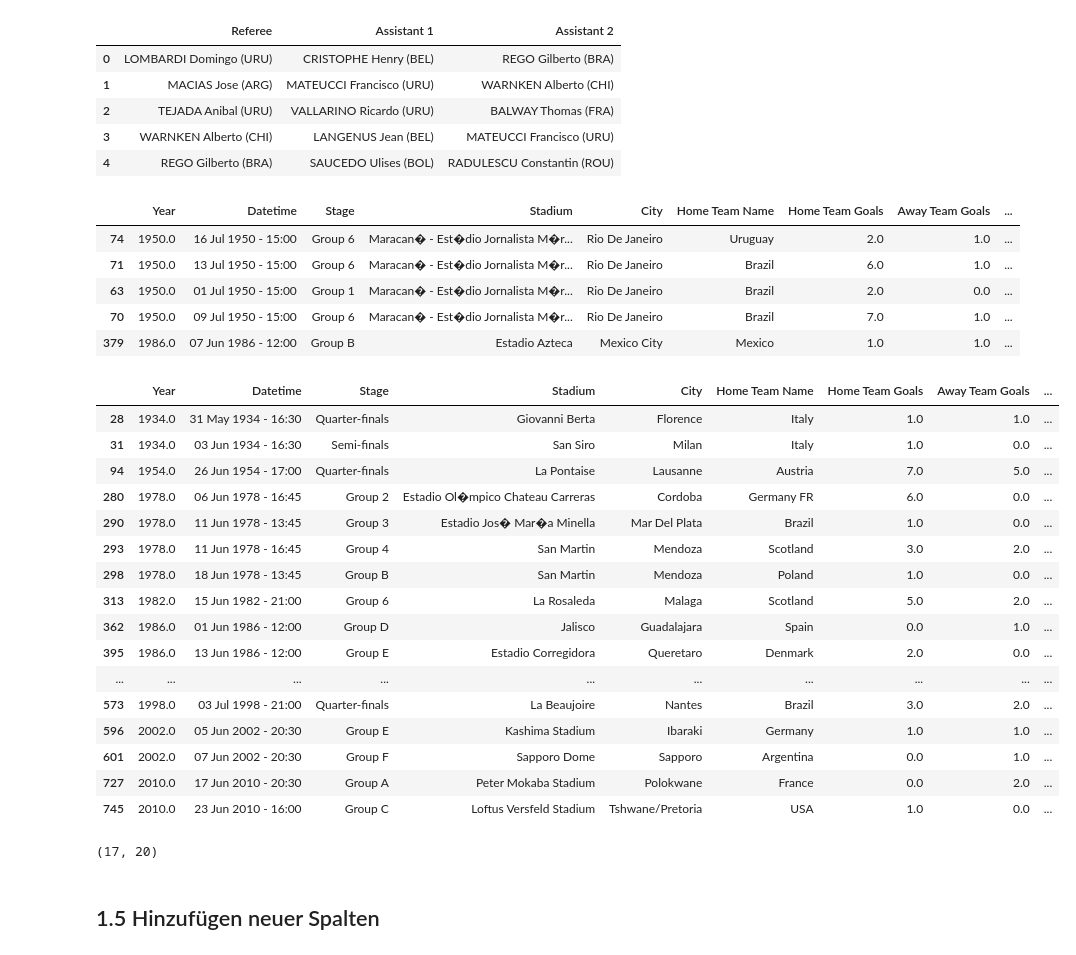
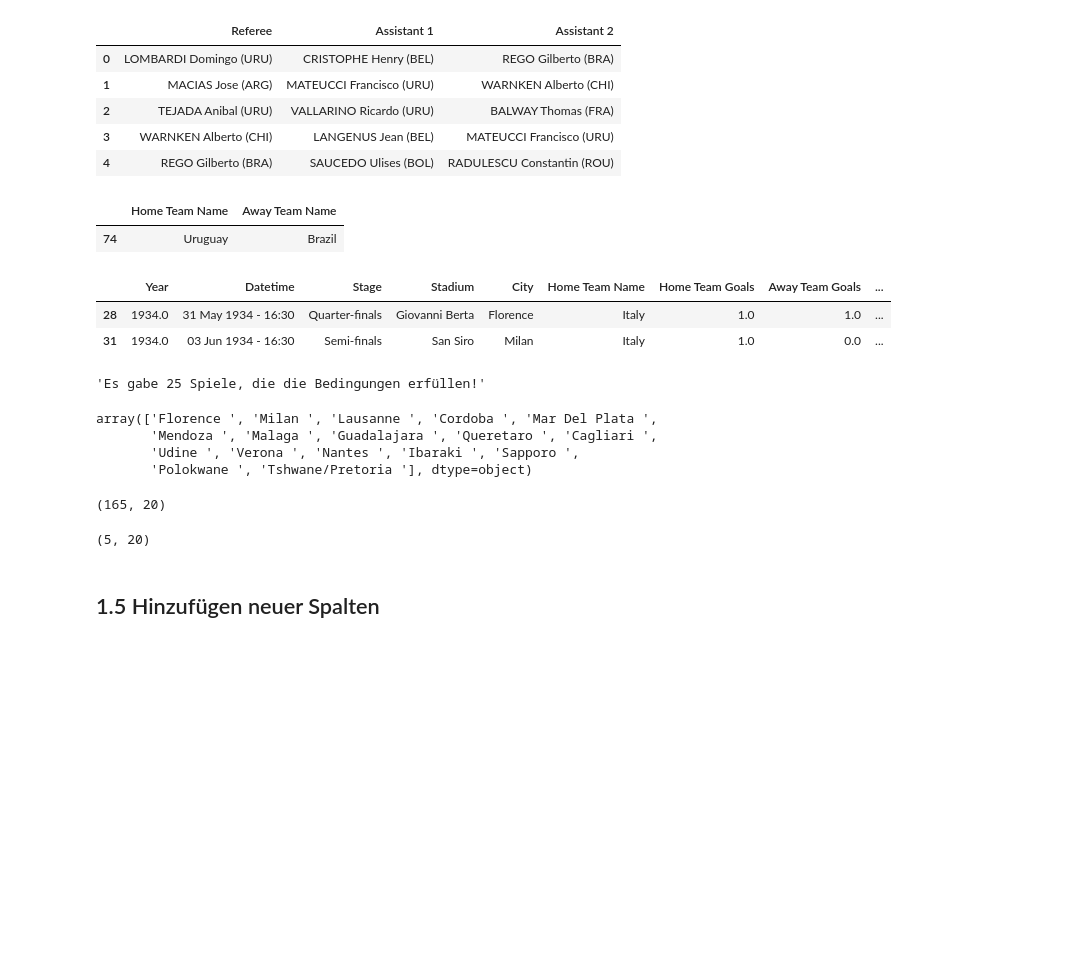
Before and after one commit to AlexKressner/KI_Logistik_Python, a Jupyter notebook: G1_Pandas_Data_Analysis.ipynb, the cells around one changed output. Saved outputs shown, nothing was run; the diff lists cells and outputs as text; code cells hidden in the pictures; blank space fills up the shorter version.

```diff
--- a/G1_Pandas_Data_Analysis.ipynb
+++ b/G1_Pandas_Data_Analysis.ipynb
@@ -266,42 +411,56 @@ data[["Referee", "Assistant 1", "Assistant 2"]].head()
 | 3 | WARNKEN Alberto (CHI) | LANGENUS Jean (BEL) | MATEUCCI Francisco (URU) |
 | 4 | REGO Gilberto (BRA) | SAUCEDO Ulises (BOL) | RADULESCU Constantin (ROU) |
 # %%
-# Aufgabe 2
-data.sort_values("Attendance", ascending=False).head()
+# Aufgabe2
+data.sort_values("Attendance", ascending=False).head(1)[["Home Team Name","Away Team Name"]]
 # %% [output]
-|  | Year | Datetime | Stage | Stadium | City | Home Team Name | Home Team Goals | Away Team Goals | ... |
-| 74 | 1950.0 | 16 Jul 1950 - 15:00 | Group 6 | Maracan� - Est�dio Jornalista M�r... | Rio De Janeiro | Uruguay | 2.0 | 1.0 | ... |
-| 71 | 1950.0 | 13 Jul 1950 - 15:00 | Group 6 | Maracan� - Est�dio Jornalista M�r... | Rio De Janeiro | Brazil | 6.0 | 1.0 | ... |
-| 63 | 1950.0 | 01 Jul 1950 - 15:00 | Group 1 | Maracan� - Est�dio Jornalista M�r... | Rio De Janeiro | Brazil | 2.0 | 0.0 | ... |
-| 70 | 1950.0 | 09 Jul 1950 - 15:00 | Group 6 | Maracan� - Est�dio Jornalista M�r... | Rio De Janeiro | Brazil | 7.0 | 1.0 | ... |
-| 379 | 1986.0 | 07 Jun 1986 - 12:00 | Group B | Estadio Azteca | Mexico City | Mexico | 1.0 | 1.0 | ... |
+|  | Home Team Name | Away Team Name |
+| 74 | Uruguay | Brazil |
 # %%
 # Aufgabe3
-data[(data["Attendance"]>=35000) & (data["Attendance"]<=36000)]
+data1 = data[
+     (data["Attendance"]>=35000) &
+     (data["Attendance"]<=36000)
+     ]
+data1.head(2)
 # %% [output]
 |  | Year | Datetime | Stage | Stadium | City | Home Team Name | Home Team Goals | Away Team Goals | ... |
 | 28 | 1934.0 | 31 May 1934 - 16:30 | Quarter-finals | Giovanni Berta | Florence | Italy | 1.0 | 1.0 | ... |
 | 31 | 1934.0 | 03 Jun 1934 - 16:30 | Semi-finals | San Siro | Milan | Italy | 1.0 | 0.0 | ... |
-| 94 | 1954.0 | 26 Jun 1954 - 17:00 | Quarter-finals | La Pontaise | Lausanne | Austria | 7.0 | 5.0 | ... |
-| 280 | 1978.0 | 06 Jun 1978 - 16:45 | Group 2 | Estadio Ol�mpico Chateau Carreras | Cordoba | Germany FR | 6.0 | 0.0 | ... |
-| 290 | 1978.0 | 11 Jun 1978 - 13:45 | Group 3 | Estadio Jos� Mar�a Minella | Mar Del Plata | Brazil | 1.0 | 0.0 | ... |
-| 293 | 1978.0 | 11 Jun 1978 - 16:45 | Group 4 | San Martin | Mendoza | Scotland | 3.0 | 2.0 | ... |
-| 298 | 1978.0 | 18 Jun 1978 - 13:45 | Group B | San Martin | Mendoza | Poland | 1.0 | 0.0 | ... |
-| 313 | 1982.0 | 15 Jun 1982 - 21:00 | Group 6 | La Rosaleda | Malaga | Scotland | 5.0 | 2.0 | ... |
-| 362 | 1986.0 | 01 Jun 1986 - 12:00 | Group D | Jalisco | Guadalajara | Spain | 0.0 | 1.0 | ... |
-| 395 | 1986.0 | 13 Jun 1986 - 12:00 | Group E | Estadio Corregidora | Queretaro | Denmark | 2.0 | 0.0 | ... |
-| ... | ... | ... | ... | ... | ... | ... | ... | ... | ... |
-| 573 | 1998.0 | 03 Jul 1998 - 21:00 | Quarter-finals | La Beaujoire | Nantes | Brazil | 3.0 | 2.0 | ... |
-| 596 | 2002.0 | 05 Jun 2002 - 20:30 | Group E | Kashima Stadium | Ibaraki | Germany | 1.0 | 1.0 | ... |
-| 601 | 2002.0 | 07 Jun 2002 - 20:30 | Group F | Sapporo Dome | Sapporo | Argentina | 0.0 | 1.0 | ... |
-| 727 | 2010.0 | 17 Jun 2010 - 20:30 | Group A | Peter Mokaba Stadium | Polokwane | France | 0.0 | 2.0 | ... |
-| 745 | 2010.0 | 23 Jun 2010 - 16:00 | Group C | Loftus Versfeld Stadium | Tshwane/Pretoria | USA | 1.0 | 0.0 | ... |
-# %%
-# Zusatzaufgabe: Spiele mit mehr als 100000 Zuschauern
-data[data["Attendance"]>=100000].sort_values("Attendance", ascending=False)
-data[data["Attendance"]>=100000].shape
-# %% [output]
-(17, 20)
+# %%
+f"Es gabe {data1.shape[0]} Spiele, die die Bedingungen erfüllen!"
+# %% [output]
+'Es gabe 25 Spiele, die die Bedingungen erfüllen!'
+# %%
+# Aufgabe4
+# Variante 1
+data1.City.unique()
+data1["City"].unique()
+
+# Variante 2
+pd.unique(data1.City)
+# %% [output]
+array(['Florence ', 'Milan ', 'Lausanne ', 'Cordoba ', 'Mar Del Plata ',
+       'Mendoza ', 'Malaga ', 'Guadalajara ', 'Queretaro ', 'Cagliari ',
+       'Udine ', 'Verona ', 'Nantes ', 'Ibaraki ', 'Sapporo ',
+       'Polokwane ', 'Tshwane/Pretoria '], dtype=object)
+# %%
+# Aufgabe5
+
+data[
+     (data["Home Team Initials"].isin(["FRG","GER","ENG"])) |
+     (data["Away Team Initials"].isin(["FRG","GER","ENG"]))
+].shape
+# %% [output]
+(165, 20)
+# %%
+# Aufgabe 6
+data[
+     (data["Home Team Initials"].isin(["FRG","GER","ENG"])) &
+     (data["Away Team Initials"].isin(["FRG","GER","ENG"]))
+].shape
+# %% [output]
+(5, 20)
 # %% [markdown]
 ## 1.5 Hinzufügen neuer Spalten <a class="anchor" id="neue_spalte"></a>
 # %% [markdown]
```
Also changed, not shown: parts of 81 cells of this notebook.
